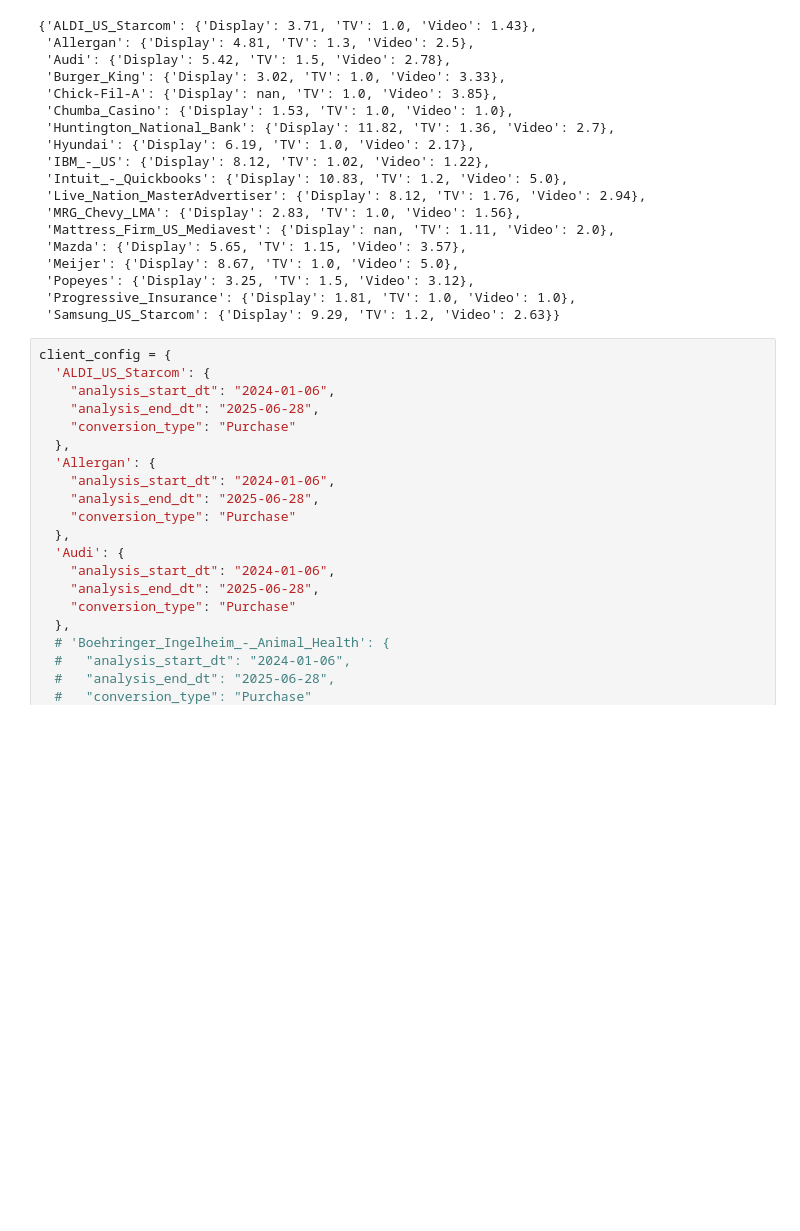
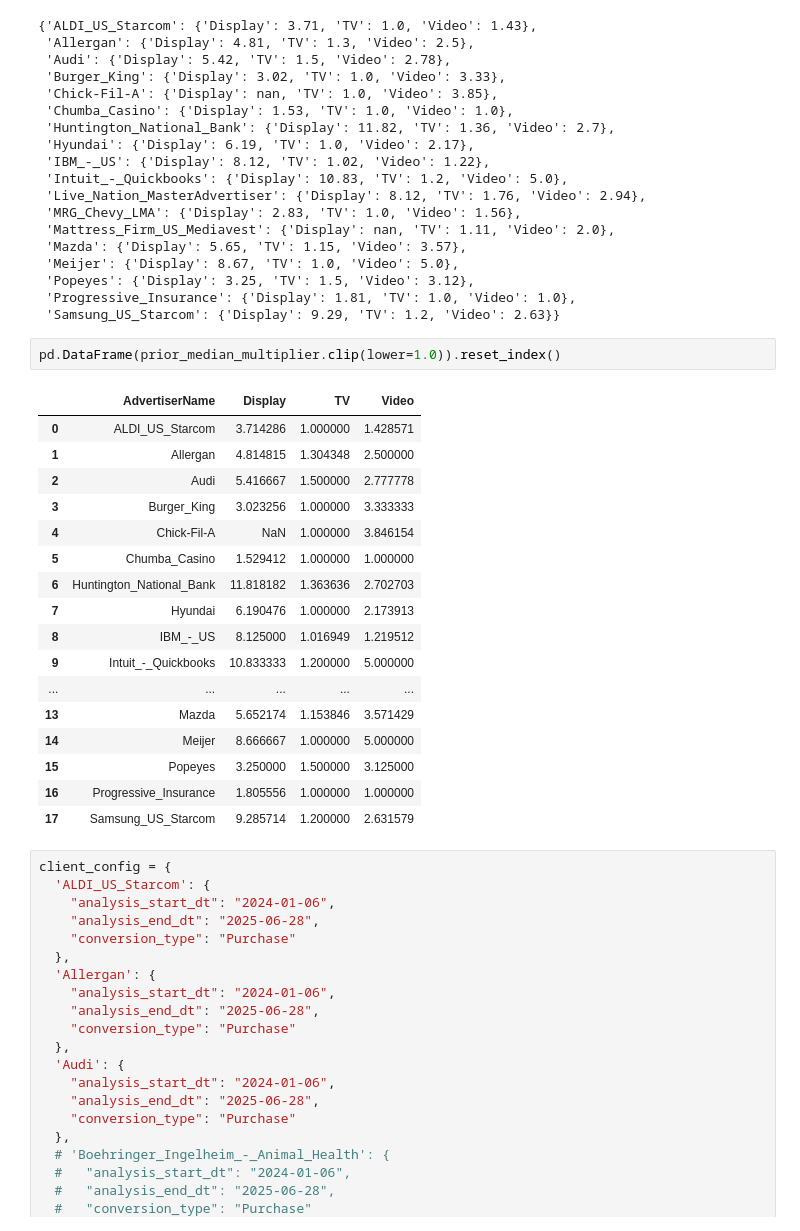
Before and after one commit to Mari1988/meridian, a Jupyter notebook: meridian/mpa/prior_inflexion.ipynb, the cells around one changed output. Saved outputs shown, nothing was run; the diff lists cells and outputs as text; blank space fills up the shorter version.

```diff
--- a/meridian/mpa/prior_inflexion.ipynb
+++ b/meridian/mpa/prior_inflexion.ipynb
@@ -212,6 +188,26 @@ prior_median_multiplier_dict
  'Popeyes': {'Display': 3.25, 'TV': 1.5, 'Video': 3.12},
  'Progressive_Insurance': {'Display': 1.81, 'TV': 1.0, 'Video': 1.0},
  'Samsung_US_Starcom': {'Display': 9.29, 'TV': 1.2, 'Video': 2.63}}
+# %%
+pd.DataFrame(prior_median_multiplier.clip(lower=1.0)).reset_index()
+# %% [output]
+|  | AdvertiserName | Display | TV | Video |
+| 0 | ALDI_US_Starcom | 3.714286 | 1.000000 | 1.428571 |
+| 1 | Allergan | 4.814815 | 1.304348 | 2.500000 |
+| 2 | Audi | 5.416667 | 1.500000 | 2.777778 |
+| 3 | Burger_King | 3.023256 | 1.000000 | 3.333333 |
+| 4 | Chick-Fil-A | NaN | 1.000000 | 3.846154 |
+| 5 | Chumba_Casino | 1.529412 | 1.000000 | 1.000000 |
+| 6 | Huntington_National_Bank | 11.818182 | 1.363636 | 2.702703 |
+| 7 | Hyundai | 6.190476 | 1.000000 | 2.173913 |
+| 8 | IBM_-_US | 8.125000 | 1.016949 | 1.219512 |
+| 9 | Intuit_-_Quickbooks | 10.833333 | 1.200000 | 5.000000 |
+| ... | ... | ... | ... | ... |
+| 13 | Mazda | 5.652174 | 1.153846 | 3.571429 |
+| 14 | Meijer | 8.666667 | 1.000000 | 5.000000 |
+| 15 | Popeyes | 3.250000 | 1.500000 | 3.125000 |
+| 16 | Progressive_Insurance | 1.805556 | 1.000000 | 1.000000 |
+| 17 | Samsung_US_Starcom | 9.285714 | 1.200000 | 2.631579 |
 # %%
 client_config = {
   'ALDI_US_Starcom': {
```
Also changed, not shown: parts of 1 cell of this notebook, 21 other files.
